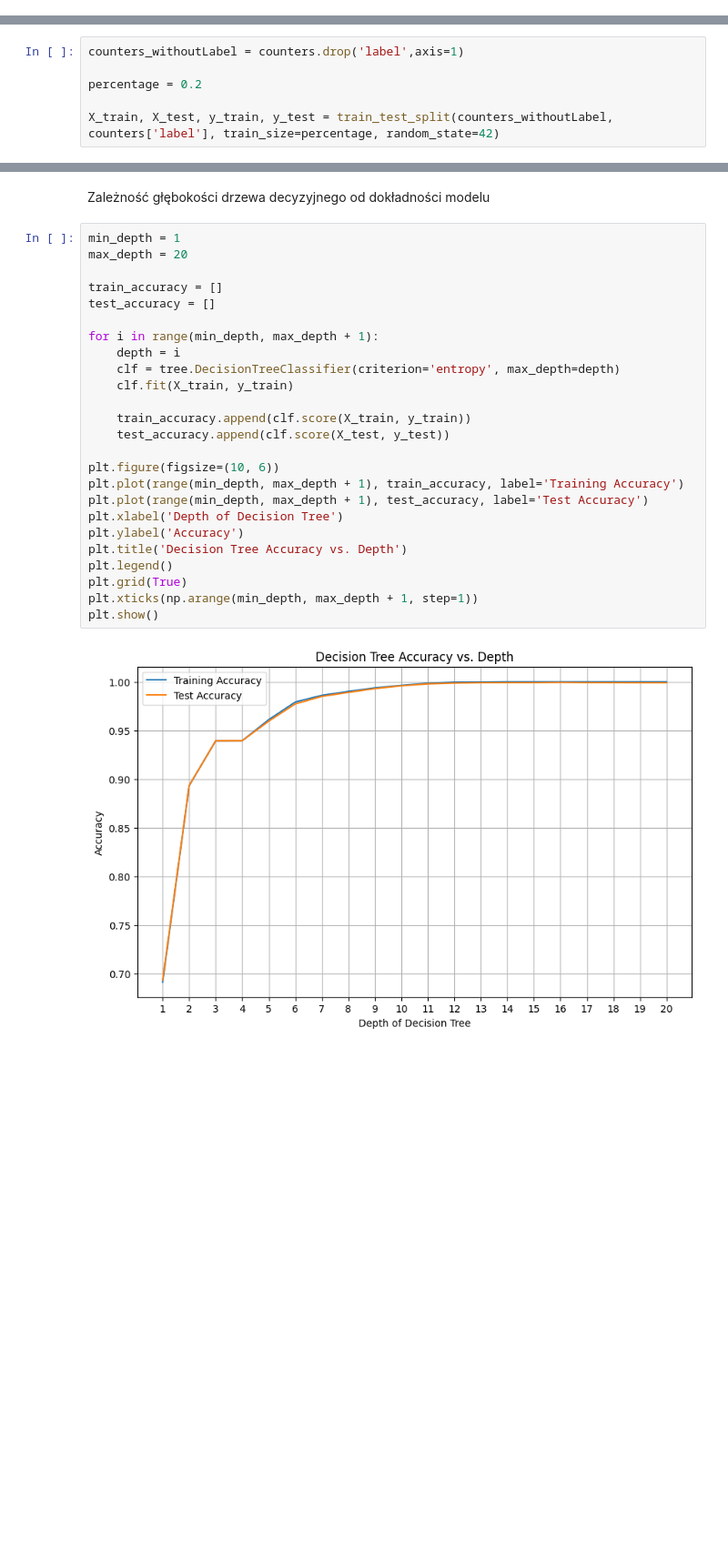
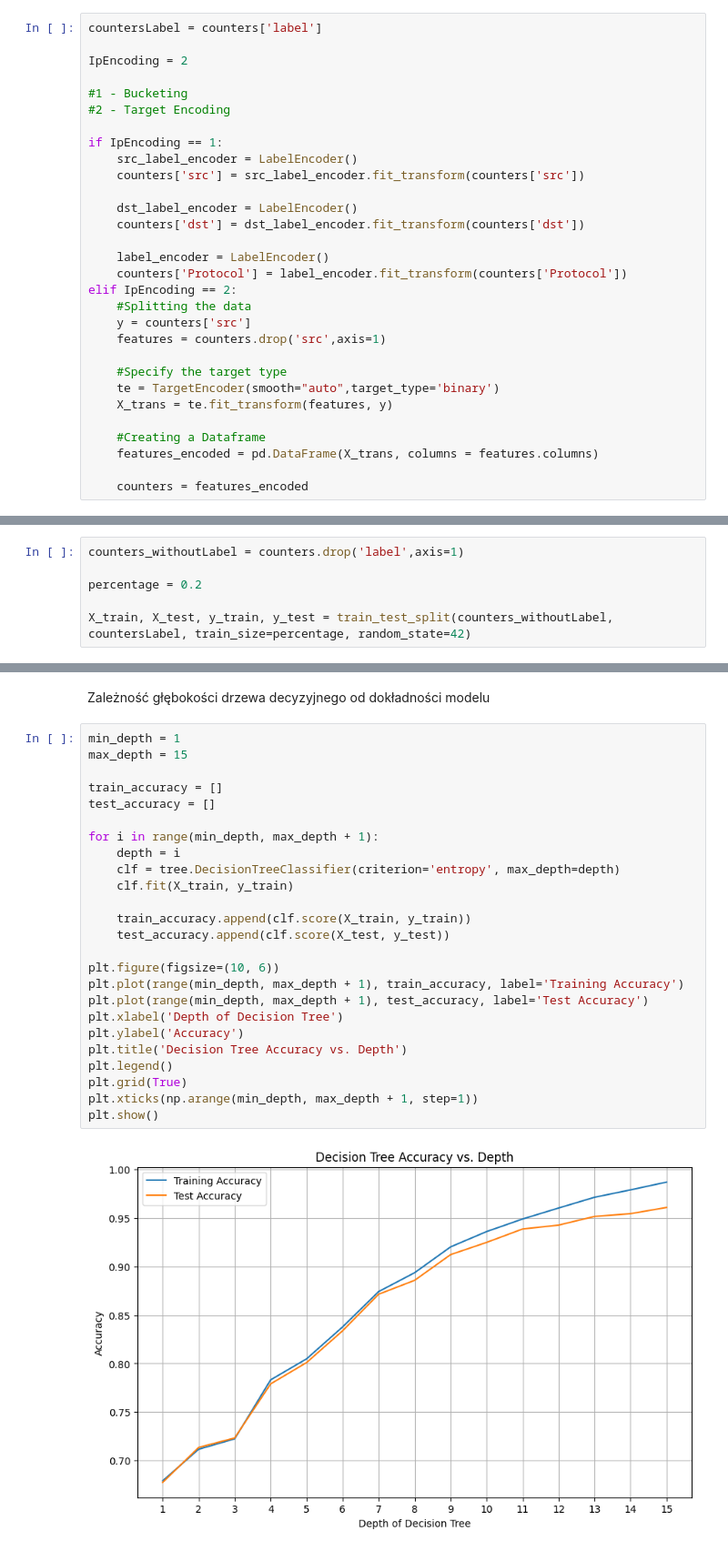
Before and after one commit to wiktorDeka/WykrywanieAnomalii, a Jupyter notebook: drzewaDecyzyjne.ipynb, the cells around one changed output, grey strips where cells are left out. Shown at 91% size. Saved outputs shown, nothing was run; the diff lists cells and outputs as text; blank space fills up the shorter version.

Commit message:
Dodano Target Encoding na src

```diff
--- a/drzewaDecyzyjne.ipynb
+++ b/drzewaDecyzyjne.ipynb
@@ -48,3 +40,33 @@ counters['Protocol'] = label_encoder.fit_transform(counters['Protocol'])
+# %%
+countersLabel = counters['label']
+
+IpEncoding = 2
+
+#1 - Bucketing
+#2 - Target Encoding
+
+if IpEncoding == 1:
+    src_label_encoder = LabelEncoder()
+    counters['src'] = src_label_encoder.fit_transform(counters['src'])
+
+    dst_label_encoder = LabelEncoder()
+    counters['dst'] = dst_label_encoder.fit_transform(counters['dst'])
+
+    label_encoder = LabelEncoder()
+    counters['Protocol'] = label_encoder.fit_transform(counters['Protocol'])
+elif IpEncoding == 2:
+    #Splitting the data
+    y = counters['src']
+    features = counters.drop('src',axis=1)
+
+    #Specify the target type
+    te = TargetEncoder(smooth="auto",target_type='binary')
+    X_trans = te.fit_transform(features, y)
+
+    #Creating a Dataframe
+    features_encoded = pd.DataFrame(X_trans, columns = features.columns)
+
+    counters = features_encoded
 # %% [markdown]
 Dobieramy procent danych testowych których chcemy użyć oraz rodzielamy dataset na dane do uczenia oraz do testu
 # %%
@@ -52,7 +74,7 @@ counters_withoutLabel = counters.drop('label',axis=1)
 
 percentage = 0.2
 
-X_train, X_test, y_train, y_test = train_test_split(counters_withoutLabel, counters['label'], train_size=percentage, random_state=42)
+X_train, X_test, y_train, y_test = train_test_split(counters_withoutLabel, countersLabel, train_size=percentage, random_state=42)
 # %% [markdown]
 Usuwamy date
 # %%
@@ -114,28 +136,28 @@ Cecha 'tot_kbps' i jej istotność w drzewie: 0.0
 Zależność głębokości drzewa decyzyjnego od dokładności modelu
 # %%
 min_depth = 1
-max_depth = 20
+max_depth = 15
 
 train_accuracy = []
 test_accuracy = []
 
 for i in range(min_depth, max_depth + 1):
     depth = i
     clf = tree.DecisionTreeClassifier(criterion='entropy', max_depth=depth)
     clf.fit(X_train, y_train)
 
     train_accuracy.append(clf.score(X_train, y_train))
     test_accuracy.append(clf.score(X_test, y_test))
 
 plt.figure(figsize=(10, 6))
 plt.plot(range(min_depth, max_depth + 1), train_accuracy, label='Training Accuracy')
 plt.plot(range(min_depth, max_depth + 1), test_accuracy, label='Test Accuracy')
 plt.xlabel('Depth of Decision Tree')
 plt.ylabel('Accuracy')
 plt.title('Decision Tree Accuracy vs. Depth')
 plt.legend()
 plt.grid(True)
 plt.xticks(np.arange(min_depth, max_depth + 1, step=1))
 plt.show()
 # %% [output]
-[figure, old version]
+[figure, new version]
```
Also changed, not shown: parts of 5 cells of this notebook, 1 other file.
